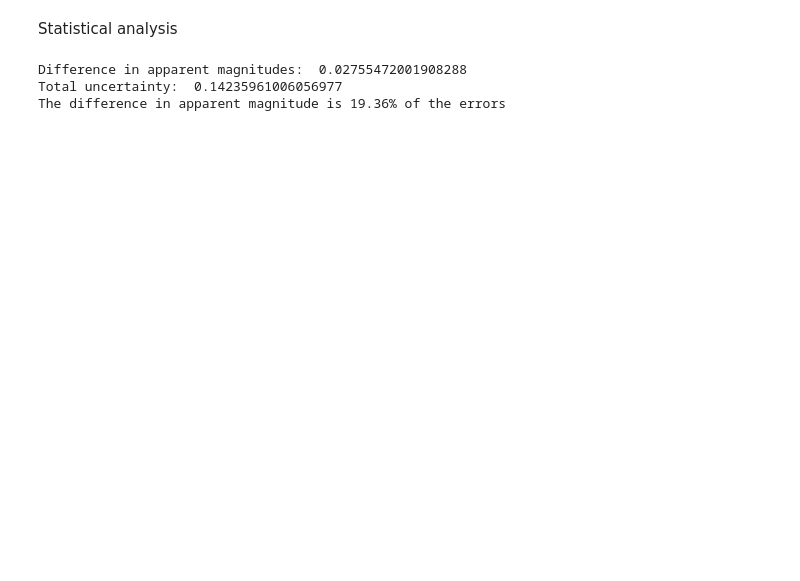
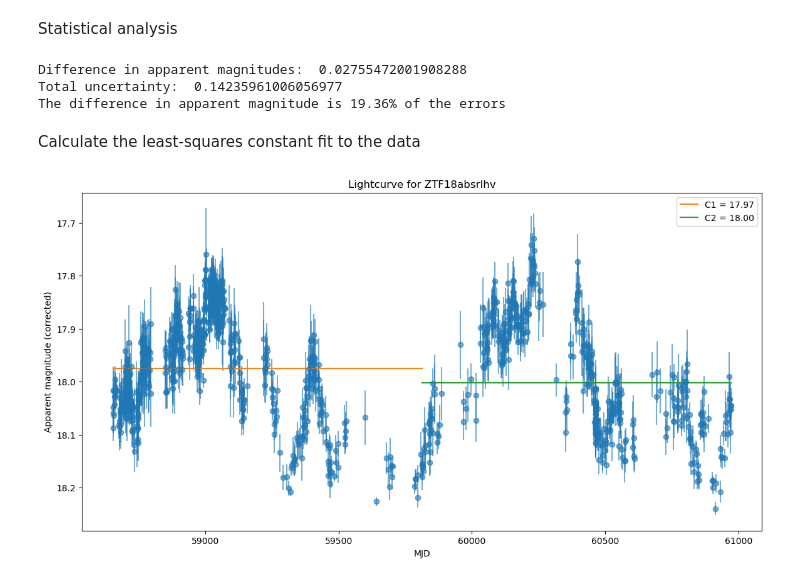
Before and after one commit to benjaminpcollins/AGN_variability, a Jupyter notebook: analysis.ipynb, the cells around one changed output. Cells and saved outputs as stored; diff of their text form; code cells hidden in the pictures; blank space fills up the shorter version.

```diff
--- a/analysis.ipynb
+++ b/analysis.ipynb
@@ -153,3 +168,30 @@ print(f"The difference in apparent magnitude is {Nsig * 100:.2f}% of the errors"
 Difference in apparent magnitudes:  0.02755472001908288
 Total uncertainty:  0.14235961006056977
 The difference in apparent magnitude is 19.36% of the errors
+# %% [markdown]
+Calculate the least-squares constant fit to the data
+# %%
+errors1 = np.maximum(first_half["sigmapsf_corr"], 0.05)
+fit_1 = np.polyfit(first_half["mjd"], first_half["magpsf_corr"], deg=0, w=1/errors1**2)[0]
+
+errors2 = np.maximum(second_half["sigmapsf_corr"], 0.05)
+fit_2 = np.polyfit(second_half["mjd"], second_half["magpsf_corr"], deg=0, w=1/errors2**2)[0]
+
+
+#fit_1 = np.polyfit(first_half["mjd"], first_half["magpsf_corr"] , deg=0, w=1/first_half["sigmapsf_corr"]**2)[0]
+#fit_2 = np.polyfit(second_half["mjd"], second_half["magpsf_corr"] , deg=0, w=1/second_half["sigmapsf_corr"]**2)[0]
+
+plt.figure(figsize=(14,7))
+plt.errorbar(good["mjd"], good["magpsf_corr"], yerr=good["sigmapsf_corr"],
+             fmt="o", alpha=0.6)
+
+plt.plot(first_half["mjd"], [fit_1]*len(first_half), label=f'C1 = {fit_1:.2f}')
+plt.plot(second_half["mjd"], [fit_2]*len(second_half), label=f'C2 = {fit_2:.2f}')
+plt.gca().invert_yaxis()
+plt.xlabel("MJD")
+plt.ylabel("Apparent magnitude (corrected)")
+plt.title("Lightcurve for ZTF18absrlhv")
+plt.legend()
+plt.show()
+# %% [output]
+[figure, added]
```
Also changed, not shown: parts of 6 cells of this notebook.
